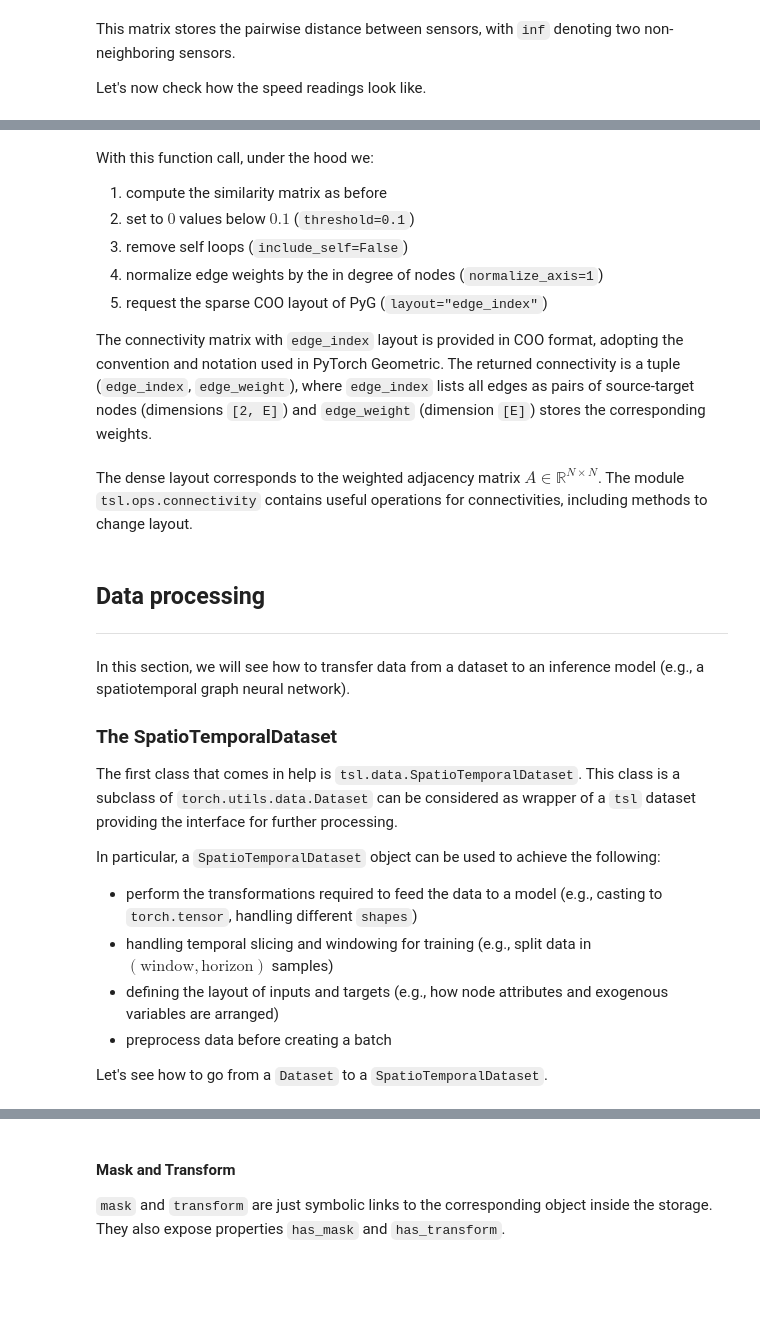
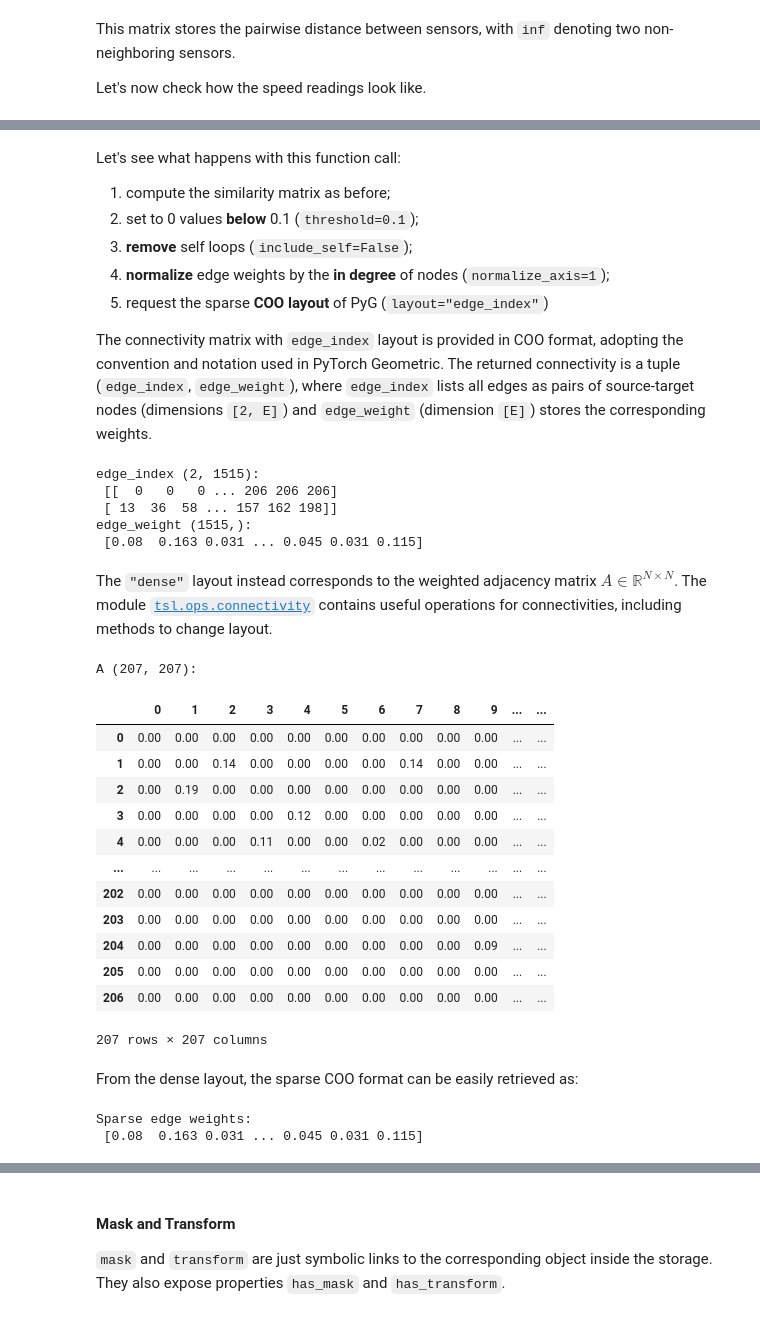
Before and after one commit to TorchSpatiotemporal/tsl, a Jupyter notebook: examples/notebooks/a_gentle_introduction_to_tsl.ipynb, the cells around one changed output, grey strips where cells are left out. Drawn from its saved outputs; the diff is of its cells as text; code cells hidden in the pictures; blank space fills up the shorter version.

```diff
--- a/examples/notebooks/a_gentle_introduction_to_tsl.ipynb
+++ b/examples/notebooks/a_gentle_introduction_to_tsl.ipynb
@@ -123,39 +212,51 @@ adj = dataset.get_connectivity(threshold=0.1,
 # %% [markdown]
-With this function call, under the hood we:
+Let's see what happens with this function call:
 
-1. compute the similarity matrix as before
-1. set to $0$ values below $0.1$ (`threshold=0.1`)
-1. remove self loops (`include_self=False`)
-1. normalize edge weights by the in degree of nodes (`normalize_axis=1`)
-1. request the sparse COO layout of PyG (`layout="edge_index"`)
+1. compute the similarity matrix as before;
+1. set to 0 values **below** 0.1 (`threshold=0.1`);
+1. **remove** self loops (`include_self=False`);
+1. **normalize** edge weights by the **in degree** of nodes (`normalize_axis=1`);
+1. request the sparse **COO layout** of PyG (`layout="edge_index"`)
 
 The connectivity matrix with `edge_index` layout is provided in COO format, adopting the convention and notation used in PyTorch Geometric. The returned connectivity is a tuple (`edge_index`, `edge_weight`), where `edge_index` lists all edges as pairs of source-target nodes (dimensions `[2, E]`) and `edge_weight` (dimension `[E]`) stores the corresponding weights.
 # %%
-edge_index, edge_weight = adj
+edge_index, edge_weight = connectivity
 
-print(edge_index.shape)
-print(edge_weight)
+print(f'edge_index {edge_index.shape}:\n', edge_index)
+print(f'edge_weight {edge_weight.shape}:\n', edge_weight)
+# %% [output]
+edge_index (2, 1515):
+ [[  0   0   0 ... 206 206 206]
+ [ 13  36  58 ... 157 162 198]]
+edge_weight (1515,):
+ [0.08  0.163 0.031 ... 0.045 0.031 0.115]
 # %% [markdown]
-The dense layout corresponds to the weighted adjacency matrix $A \in \mathbb{R}^{N \times N}$. The module `tsl.ops.connectivity` contains useful operations for connectivities, including methods to change layout.
+The `"dense"` layout instead corresponds to the weighted adjacency matrix $A \in \mathbb{R}^{N \times N}$. The module [`tsl.ops.connectivity`](https://torch-spatiotemporal.readthedocs.io/en/latest/modules/ops.html#module-tsl.ops.connectivity) contains useful operations for connectivities, including methods to change layout.
 # %%
 from tsl.ops.connectivity import edge_index_to_adj
 
-dense = edge_index_to_adj(edge_index, edge_weight)
-print(dense.shape)
+adj = edge_index_to_adj(edge_index, edge_weight)
+print(f'A {adj.shape}:')
+print_matrix(adj)
+# %% [output]
+A (207, 207):
+|  | 0 | 1 | 2 | 3 | 4 | 5 | 6 | 7 | 8 | 9 | ... | ... |
+| 0 | 0.00 | 0.00 | 0.00 | 0.00 | 0.00 | 0.00 | 0.00 | 0.00 | 0.00 | 0.00 | ... | ... |
+| 1 | 0.00 | 0.00 | 0.14 | 0.00 | 0.00 | 0.00 | 0.00 | 0.14 | 0.00 | 0.00 | ... | ... |
+| 2 | 0.00 | 0.19 | 0.00 | 0.00 | 0.00 | 0.00 | 0.00 | 0.00 | 0.00 | 0.00 | ... | ... |
+| 3 | 0.00 | 0.00 | 0.00 | 0.00 | 0.12 | 0.00 | 0.00 | 0.00 | 0.00 | 0.00 | ... | ... |
+| 4 | 0.00 | 0.00 | 0.00 | 0.11 | 0.00 | 0.00 | 0.02 | 0.00 | 0.00 | 0.00 | ... | ... |
+| ... | ... | ... | ... | ... | ... | ... | ... | ... | ... | ... | ... | ... |
+| 202 | 0.00 | 0.00 | 0.00 | 0.00 | 0.00 | 0.00 | 0.00 | 0.00 | 0.00 | 0.00 | ... | ... |
+| 203 | 0.00 | 0.00 | 0.00 | 0.00 | 0.00 | 0.00 | 0.00 | 0.00 | 0.00 | 0.00 | ... | ... |
+| 204 | 0.00 | 0.00 | 0.00 | 0.00 | 0.00 | 0.00 | 0.00 | 0.00 | 0.00 | 0.09 | ... | ... |
+| 205 | 0.00 | 0.00 | 0.00 | 0.00 | 0.00 | 0.00 | 0.00 | 0.00 | 0.00 | 0.00 | ... | ... |
+| 206 | 0.00 | 0.00 | 0.00 | 0.00 | 0.00 | 0.00 | 0.00 | 0.00 | 0.00 | 0.00 | ... | ... |
+207 rows × 207 columns
-# %% [markdown]
-## Data processing
-<hr>
-
-In this section, we will see how to transfer data from a dataset to an inference model (e.g., a spatiotemporal graph neural network).
-
-### The SpatioTemporalDataset
-
-The first class that comes in help is `tsl.data.SpatioTemporalDataset`. This class is a subclass of `torch.utils.data.Dataset` can be considered as wrapper of a `tsl` dataset providing the interface for further processing.
-
-In particular, a `SpatioTemporalDataset` object can be used to achieve the following:
-* perform the transformations required to feed the data to a model (e.g., casting to `torch.tensor`, handling different `shapes`)
-* handling temporal slicing and windowing for training (e.g., split data in $\left( \text{window}, \text{horizon} \right)$ samples)
-* defining the layout of inputs and targets (e.g., how node attributes and exogenous variables are arranged)
-* preprocess data before creating a batch
-
-Let's see how to go from a `Dataset` to a `SpatioTemporalDataset`.
+# %% [markdown]
+From the dense layout, the sparse COO format can be easily retrieved as:
+# %%
+print(f'Sparse edge weights:\n', adj[edge_index[1], edge_index[0]])
+# %% [output]
+Sparse edge weights:
+ [0.08  0.163 0.031 ... 0.045 0.031 0.115]
```
Also changed, not shown: parts of 70 cells of this notebook.
